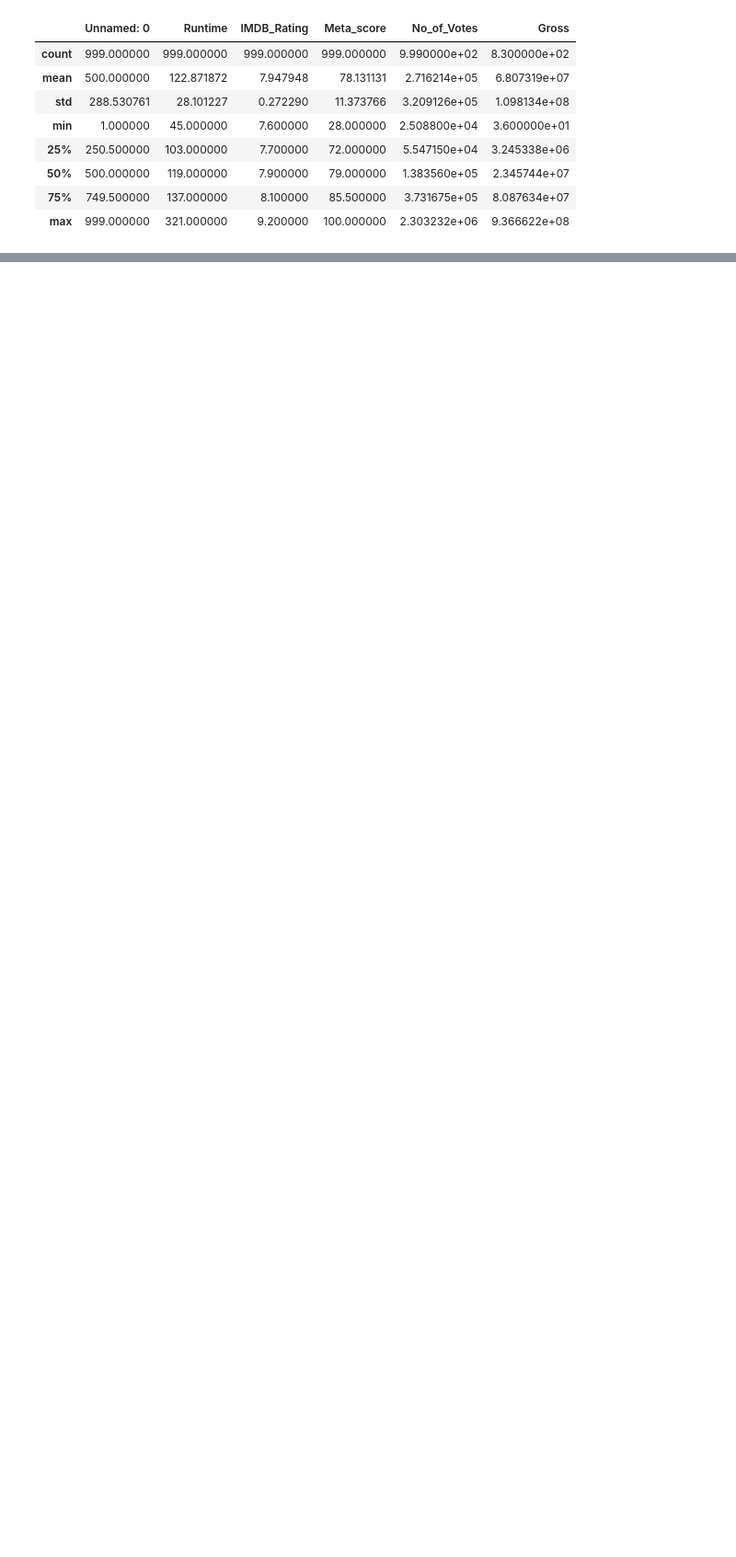
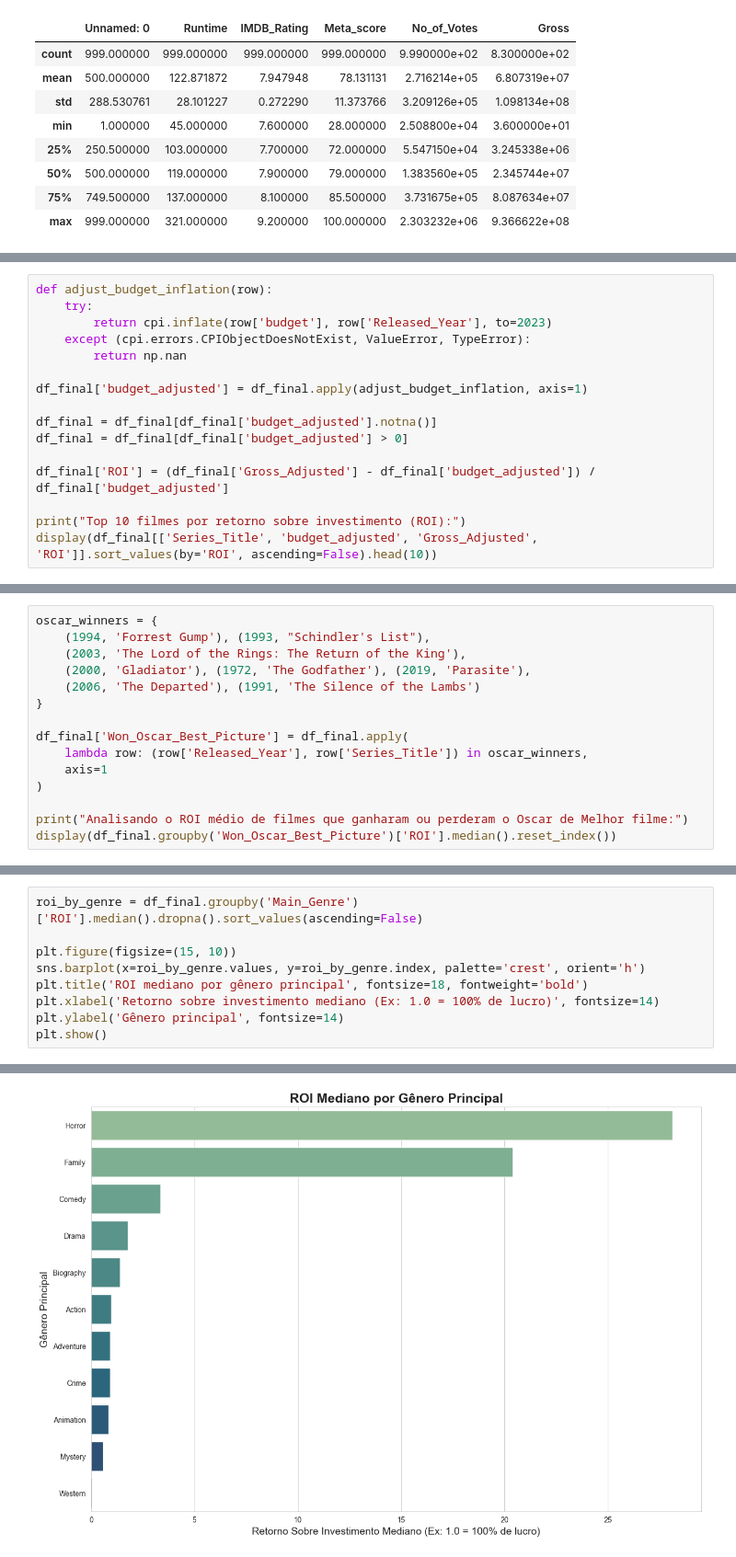
Before and after one commit to amanda-montarroios/projeto_dados_filmes, a Jupyter notebook: notebooks/analise_filmes.ipynb, the cells around one changed output, grey strips where cells are left out. Shown at 92% size. Saved outputs shown, nothing was run; the diff lists cells and outputs as text; blank space fills up the shorter version.

```diff
--- a/notebooks/analise_filmes.ipynb
+++ b/notebooks/analise_filmes.ipynb
@@ -223,0 +286,16 @@ Passing `palette` without assigning `hue` is deprecated and will be removed in v
+# %%
+def adjust_budget_inflation(row):
+    try:
+        return cpi.inflate(row['budget'], row['Released_Year'], to=2023)
+    except (cpi.errors.CPIObjectDoesNotExist, ValueError, TypeError):
+        return np.nan
+
+df_final['budget_adjusted'] = df_final.apply(adjust_budget_inflation, axis=1)
+
+df_final = df_final[df_final['budget_adjusted'].notna()]
+df_final = df_final[df_final['budget_adjusted'] > 0]
+
+df_final['ROI'] = (df_final['Gross_Adjusted'] - df_final['budget_adjusted']) / df_final['budget_adjusted']
+
+print("Top 10 filmes por retorno sobre investimento (ROI):")
+display(df_final[['Series_Title', 'budget_adjusted', 'Gross_Adjusted', 'ROI']].sort_values(by='ROI', ascending=False).head(10))
@@ -223,0 +315,15 @@ Passing `palette` without assigning `hue` is deprecated and will be removed in v
+# %%
+oscar_winners = {
+    (1994, 'Forrest Gump'), (1993, "Schindler's List"),
+    (2003, 'The Lord of the Rings: The Return of the King'),
+    (2000, 'Gladiator'), (1972, 'The Godfather'), (2019, 'Parasite'),
+    (2006, 'The Departed'), (1991, 'The Silence of the Lambs')
+}
+
+df_final['Won_Oscar_Best_Picture'] = df_final.apply(
+    lambda row: (row['Released_Year'], row['Series_Title']) in oscar_winners,
+    axis=1
+)
+
+print("Analisando o ROI médio de filmes que ganharam ou perderam o Oscar de Melhor filme:")
+display(df_final.groupby('Won_Oscar_Best_Picture')['ROI'].median().reset_index())
@@ -223,0 +335,10 @@ Passing `palette` without assigning `hue` is deprecated and will be removed in v
+# %%
+roi_by_genre = df_final.groupby('Main_Genre')['ROI'].median().dropna().sort_values(ascending=False)
+
+plt.figure(figsize=(15, 10))
+sns.barplot(x=roi_by_genre.values, y=roi_by_genre.index, palette='crest', orient='h')
+plt.title('ROI mediano por gênero principal', fontsize=18, fontweight='bold')
+plt.xlabel('Retorno sobre investimento mediano (Ex: 1.0 = 100% de lucro)', fontsize=14)
+plt.ylabel('Gênero principal', fontsize=14)
+plt.show()
+# %% [output]
@@ -223,0 +348 @@ Passing `palette` without assigning `hue` is deprecated and will be removed in v
+[figure, added]
```
Also changed, not shown: parts of 7 cells of this notebook, 1 other file.
